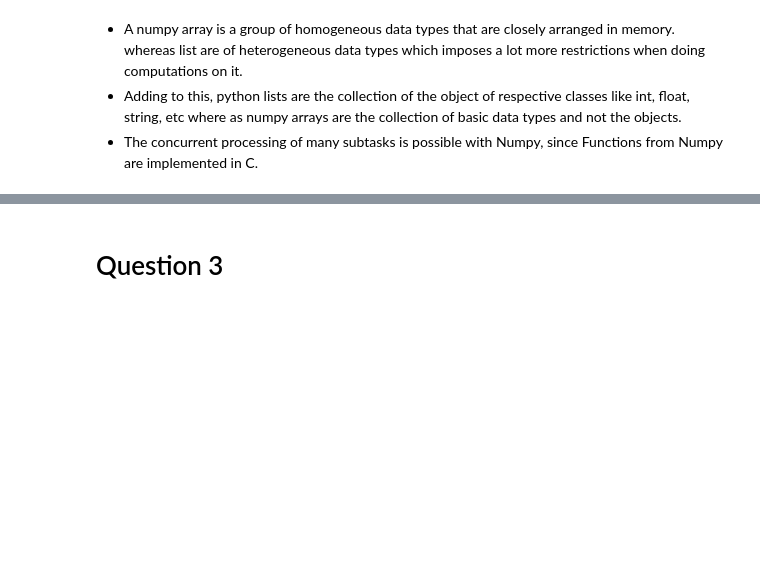
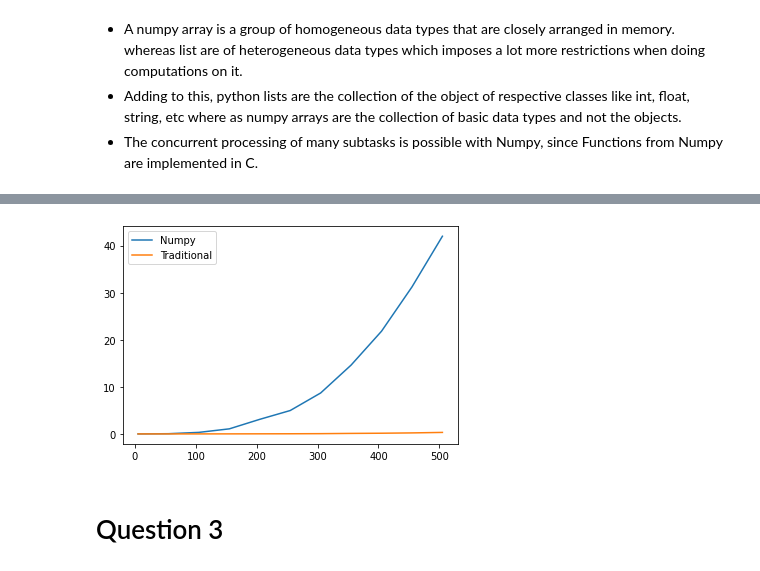
Before and after one commit to git-siddhesh/MachineLearning_ES654_2022, a Jupyter notebook: Prerequisite_Test_siddhesh.ipynb, the cells around one changed output, grey strips where cells are left out. Cells and saved outputs as stored; diff of their text form; code cells hidden in the pictures; blank space fills up the shorter version.

```diff
--- a/Prerequisite_Test_siddhesh.ipynb
+++ b/Prerequisite_Test_siddhesh.ipynb
@@ -136,3 +180,11 @@ Functions from Numpy are implemented in C.
+# %%
+# plot lines
+plt.plot(size, time_np, label = "Numpy")
+plt.plot(size, time_list, label = "Traditional")
+plt.legend()
+plt.show()
+# %% [output]
+[figure, added]
 # %% [markdown]
 # Question 3
 # %% [markdown]
```
Also changed, not shown: parts of 34 cells of this notebook.
